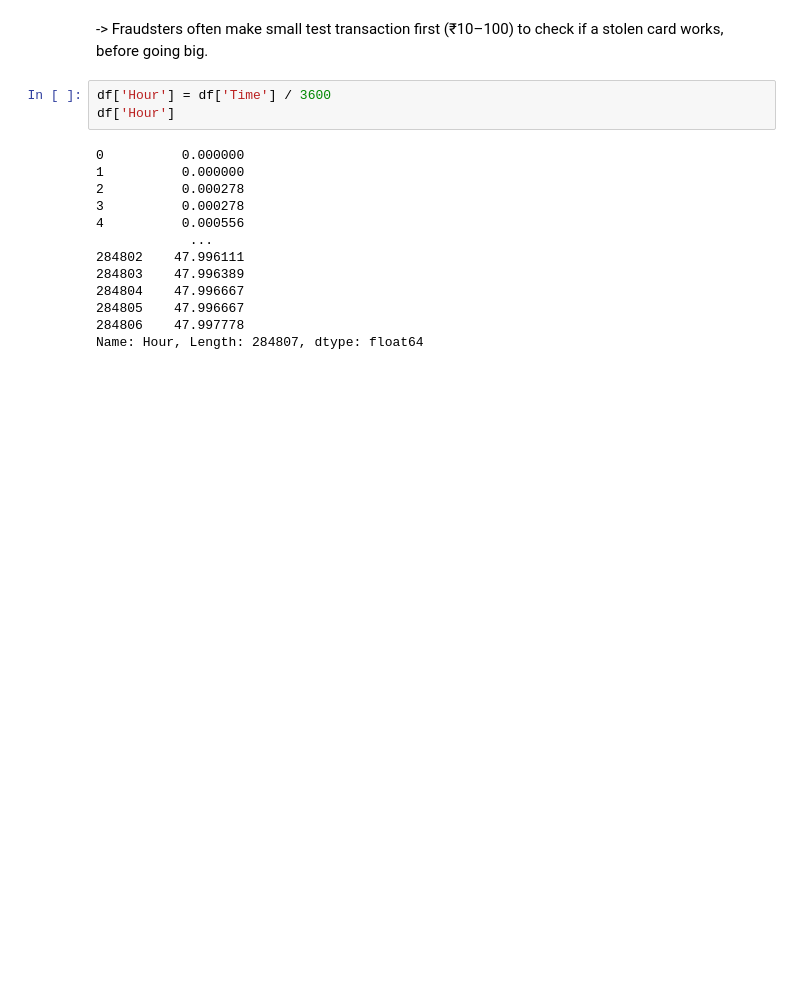
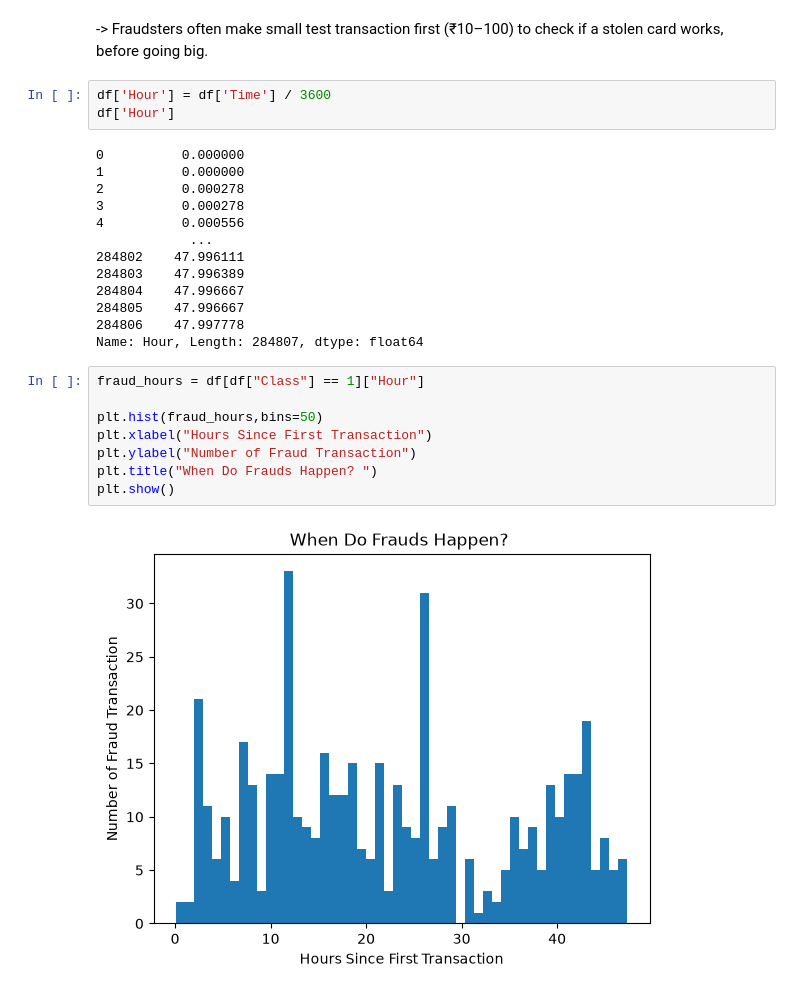
Before and after one commit to PrasadJagdale1939/credit-card-fraud-detection, a Jupyter notebook: notebooks/01_eda.ipynb, the cells around one changed output. Saved outputs shown, nothing was run; the diff lists cells and outputs as text; blank space fills up the shorter version.

```diff
--- a/notebooks/01_eda.ipynb
+++ b/notebooks/01_eda.ipynb
@@ -128,3 +128,13 @@ df['Hour']
 284805    47.996667
 284806    47.997778
 Name: Hour, Length: 284807, dtype: float64
+# %%
+fraud_hours = df[df["Class"] == 1]["Hour"]
+
+plt.hist(fraud_hours,bins=50)
+plt.xlabel("Hours Since First Transaction")
+plt.ylabel("Number of Fraud Transaction")
+plt.title("When Do Frauds Happen? ")
+plt.show()
+# %% [output]
+[figure, added]
```
Also changed, not shown: parts of 4 cells of this notebook, 1 other file.
